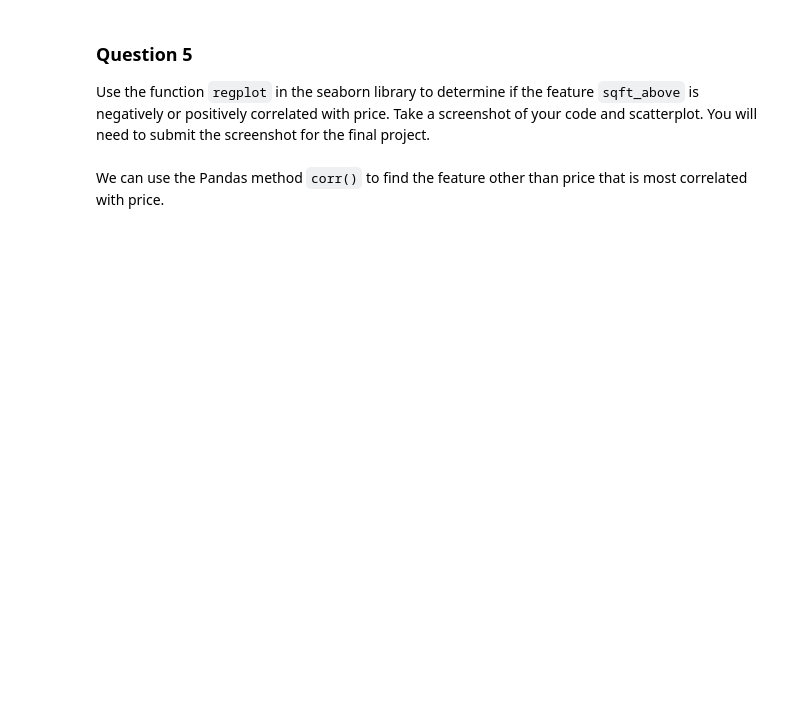
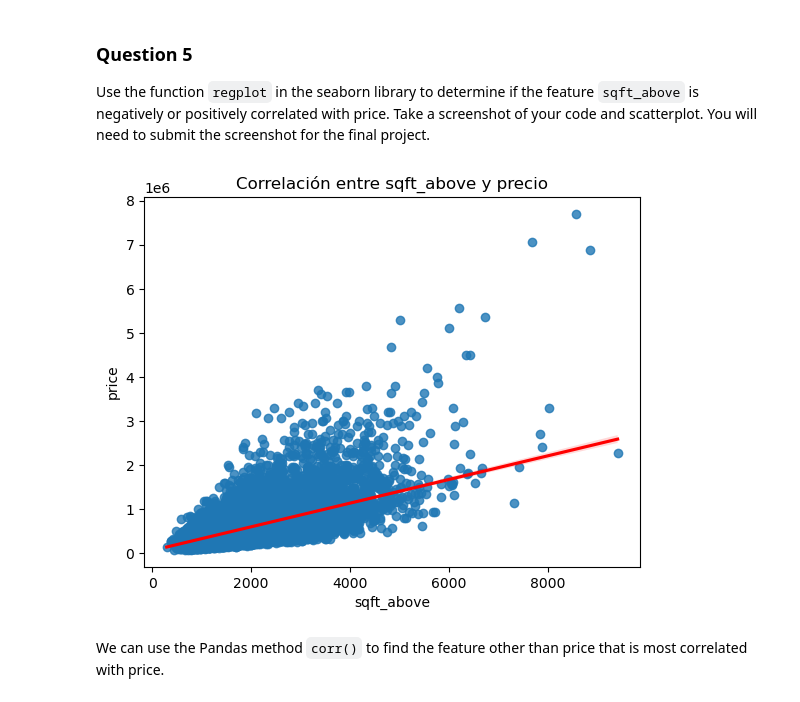
Before and after one commit to marcelo-helloworld/data, a Jupyter notebook: Ventas de Casas en King County, USA.ipynb, the cells around one changed output. Drawn from its saved outputs; the diff is of its cells as text; code cells hidden in the pictures; blank space fills up the shorter version.

```diff
--- a/Ventas de Casas en King County, USA.ipynb
+++ b/Ventas de Casas en King County, USA.ipynb
@@ -181,8 +248,11 @@ plt.show()
 Use the function <code>regplot</code>  in the seaborn library  to  determine if the feature <code>sqft_above</code> is negatively or positively correlated with price. Take a screenshot of your code and scatterplot. You will need to submit the screenshot for the final project.
 # %%
 #Enter Your Code, Execute and take the Screenshot
-sns.regplot(x="sqft_above", y="price", data=df, line_kws={"color":"red"})
+sns.regplot(x='sqft_above', y='price', data=df, line_kws={'color':'red'})
+plt.title('Correlación entre sqft_above y precio')
 plt.show()
+# %% [output]
+[figure, added]
 # %% [markdown]
 We can use the Pandas method <code>corr()</code>  to find the feature other than price that is most correlated with price.
 # %%
```
Also changed, not shown: parts of 25 cells of this notebook.
